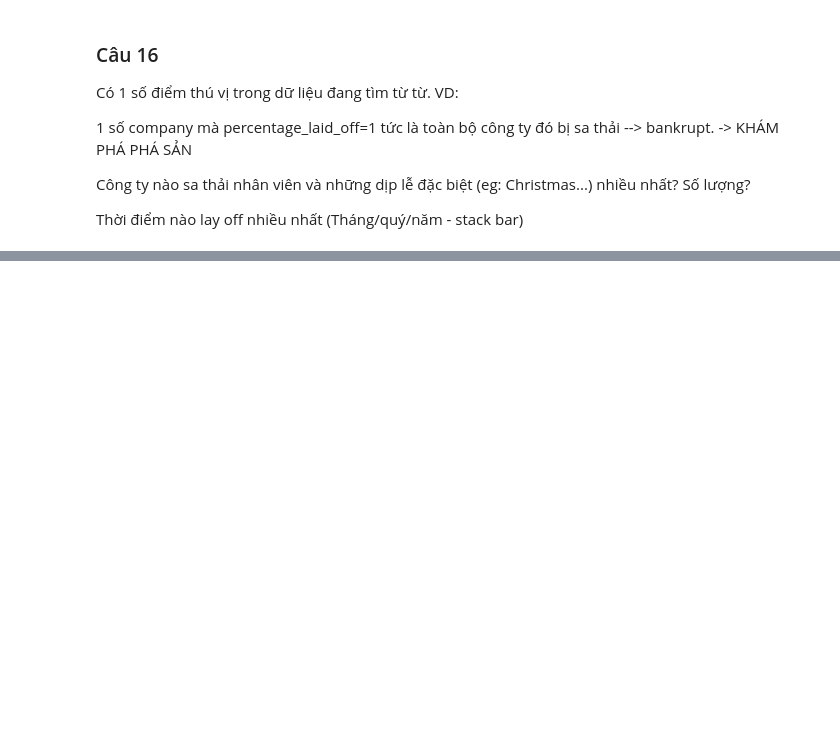
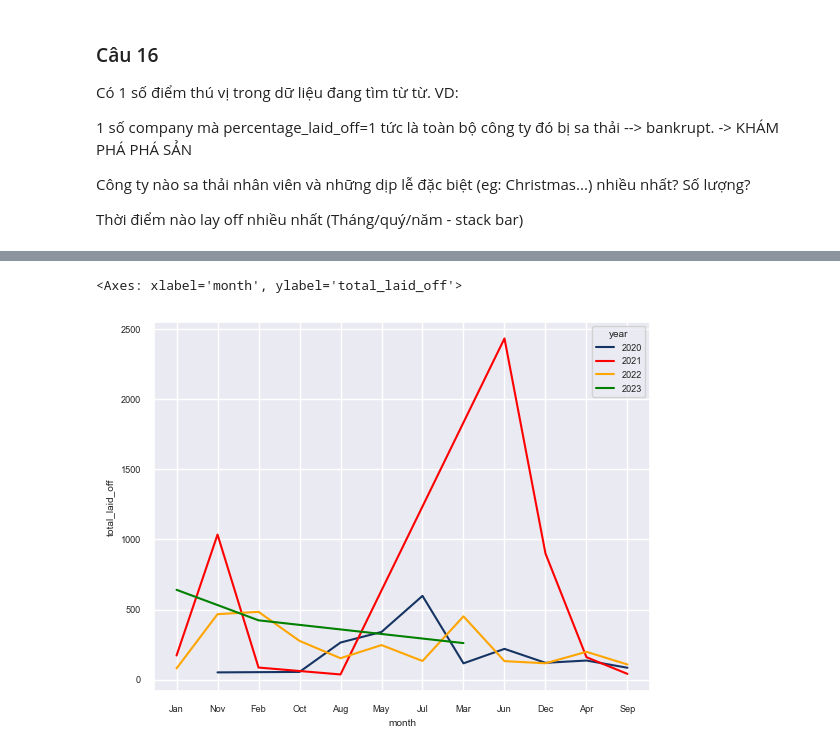
Before and after one commit to vhtnguyen/Layoffs-Visualization-Project, a Jupyter notebook: layoffs-data-visualization/main.ipynb, the cells around one changed output, grey strips where cells are left out. Cells and saved outputs as stored; diff of their text form; code cells hidden in the pictures; blank space fills up the shorter version.

```diff
--- a/layoffs-data-visualization/main.ipynb
+++ b/layoffs-data-visualization/main.ipynb
@@ -568,0 +570,9 @@ See the caveats in the documentation: https://pandas.pydata.org/pandas-docs/stab
+# %%
+df_total_employees_year=df_with_total_employees[df_with_total_employees.total_laid_off>0]
+df_total_employees_year['year']=df_total_employees_year['date'].apply(lambda x :x.year)
+df_total_employees_year['month']=df_total_employees_year['date'].apply(lambda x :x.month)
+# analysis_year = df_total_employees_year.groupby("year")
+df_total_employees_year['month']=df_total_employees_year['date'].apply(lambda x :calendar.month_abbr[x.month])
+df_total_employees_year.month.unique()
+df_total_employees_year.set_index('month',drop=True)
+df_total_employees_year
@@ -569 +593,25 @@ See the caveats in the documentation: https://pandas.pydata.org/pandas-docs/stab
+# %%
+
+analysis_year = df_total_employees_year.groupby("year",sort=False)
+# df_total_employees_year=df_total_employees_year[df_total_employees_year['year']!=2023]
+
+# for year, dfx in analysis_year:
+#     if year !=2023:
+
+        # layoff_permonth= dfx.groupby("month")['total_laid_off'].sum()
+        # layoff_permonth.plot(legend=year)
+
+
+custom_palette = ["#163463","red",  "orange", "green",
+"yellow", "purple"]
+sns.set_palette(custom_palette)
+sns.lineplot(x="month",
+y="total_laid_off",
+data=df_total_employees_year,
+hue="year",ci=None,
+palette=custom_palette
+)
+# %% [output]
+<Axes: xlabel='month', ylabel='total_laid_off'>
+[figure, added]
 # %%
```
Also changed, not shown: parts of 40 cells of this notebook.
